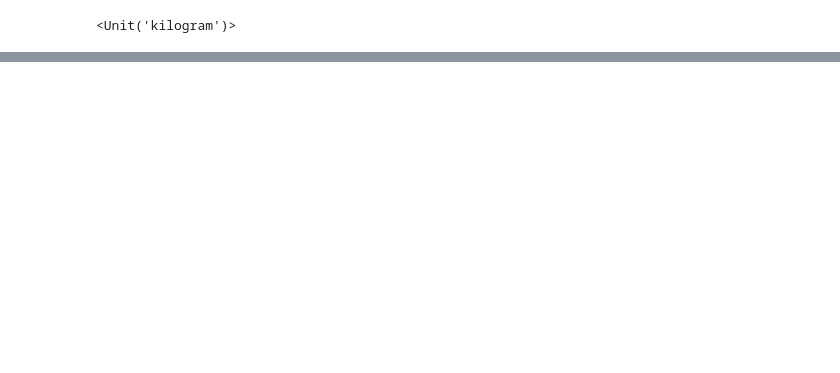
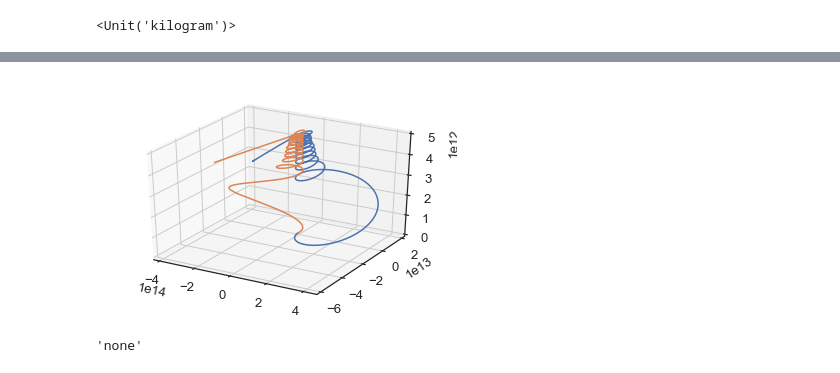
Before and after one commit to colinmsnow/ModSimPy, a Jupyter notebook: code/com dependent 2d binary star system complex.ipynb, the cells around one changed output, grey strips where cells are left out. Drawn from its saved outputs; the diff is of its cells as text; code cells hidden in the pictures; blank space fills up the shorter version.

```diff
--- a/code/com dependent 2d binary star system complex.ipynb
+++ b/code/com dependent 2d binary star system complex.ipynb
@@ -151,0 +161,26 @@ plot(results.x2,results.y2,'blue')
+# %%
+from mpl_toolkits.mplot3d import axes3d
+import matplotlib.pyplot as plt
+
+
+fig = plt.figure()
+ax = fig.gca(projection='3d')
+
+# Grab some test data.
+X, Y, Z = axes3d.get_test_data(0.05)
+
+# Plot a basic wireframe.
+ax.plot(results.x1, results.y1, results.index)
+ax.plot(results.x2, results.y2, results.index)
+plt.show()
+# %% [output]
+[figure, added]
+# %%
+number=results.shape[0]
+x1= [0]*number
+x2=[0]*number
+y1= [0]*number
+y2=[0]*number
+'none'
+# %% [output]
+'none'
```
Also changed, not shown: parts of 11 cells of this notebook, 6 other files.
